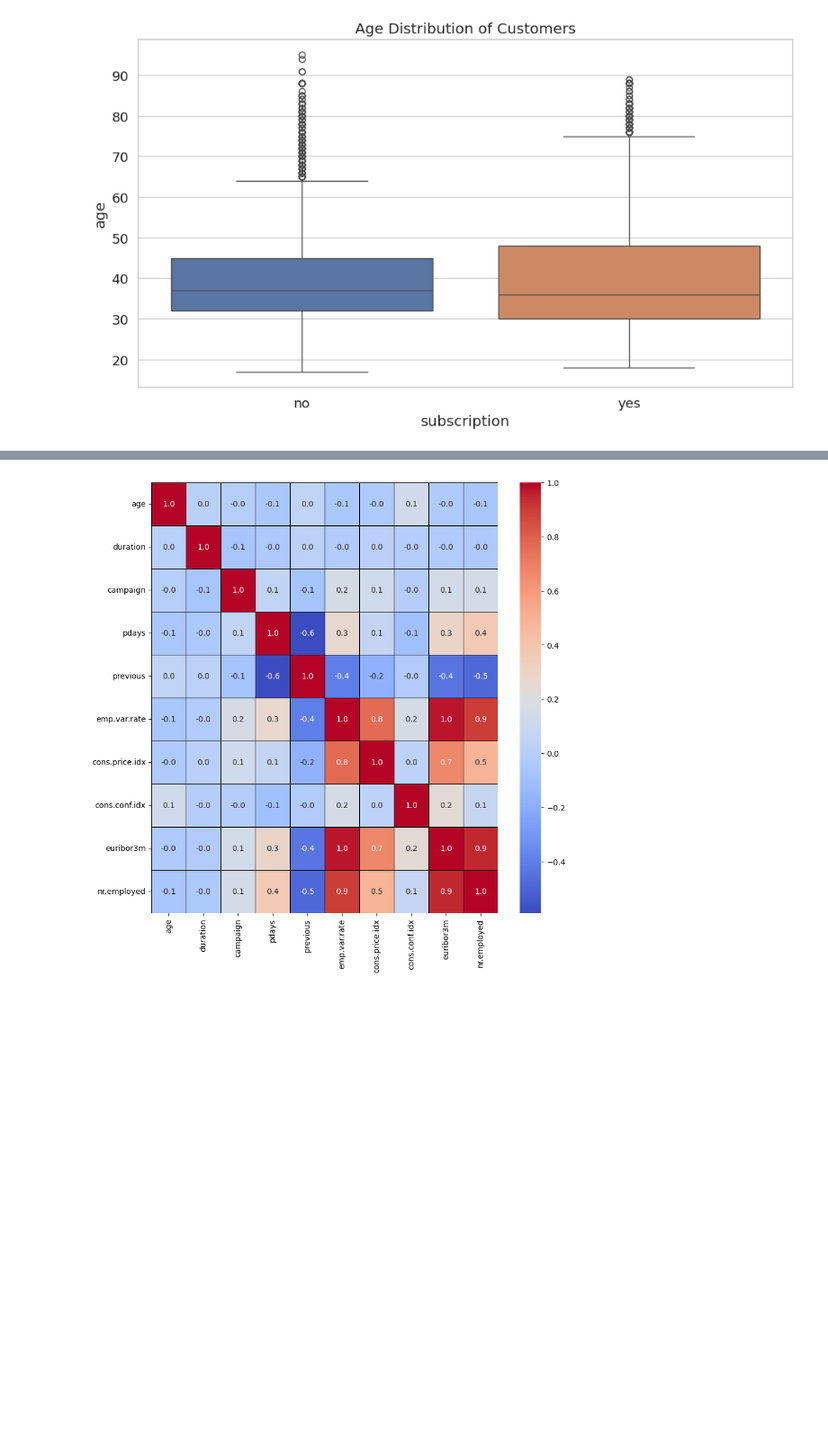
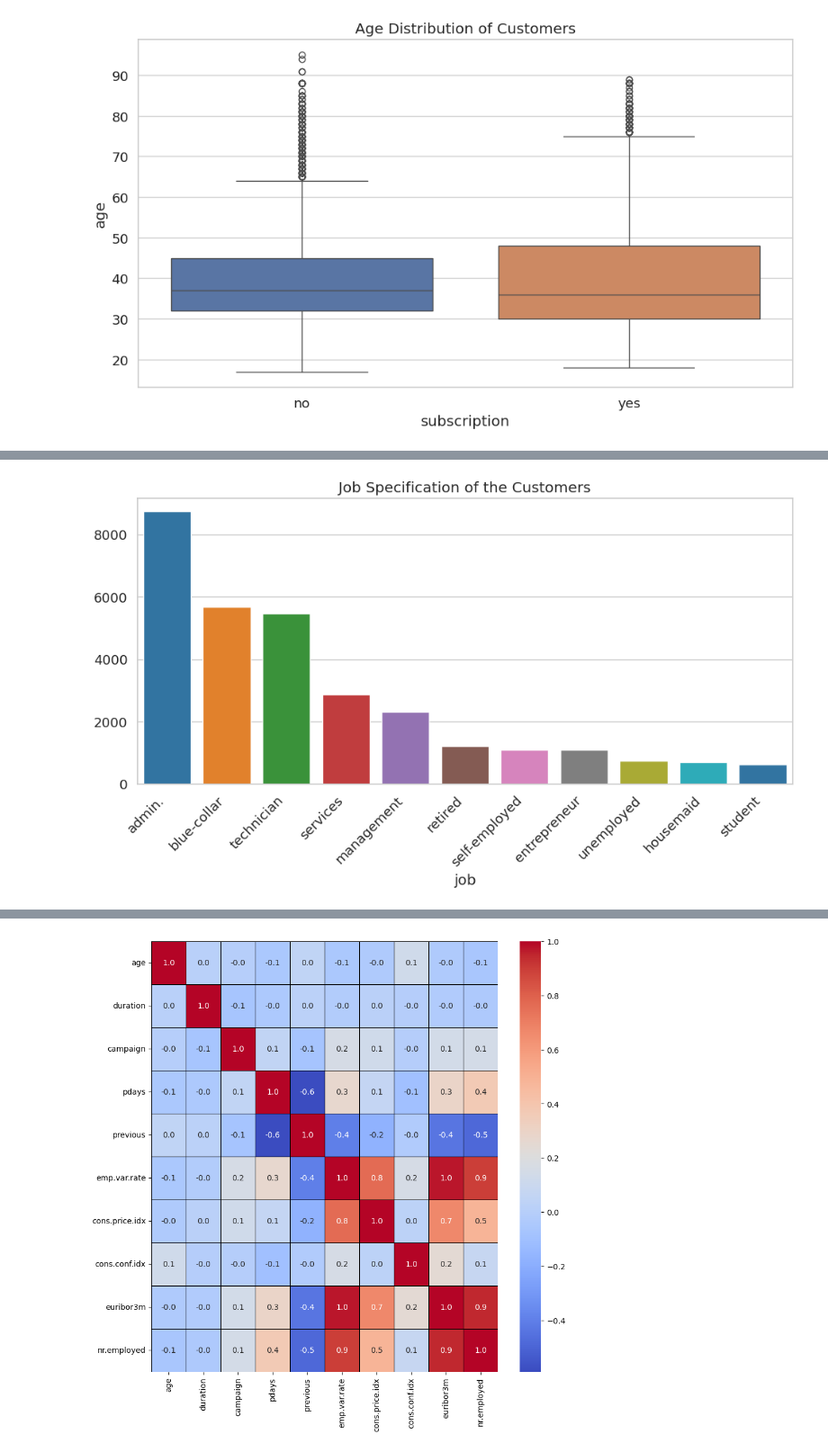
Before and after one commit to o-izima/bank-deposit-subscription-prediction, a Jupyter notebook: 01_EDA.ipynb, the cells around one changed output, grey strips where cells are left out. Shown at 90% size. Saved outputs shown, nothing was run; the diff lists cells and outputs as text; code cells hidden in the pictures; blank space fills up the shorter version.

```diff
--- a/01_EDA.ipynb
+++ b/01_EDA.ipynb
@@ -365,29 +282,13 @@ fig.show()
 # %%
-# Group customers by job roles
-job_counts = df.groupby('job').size().reset_index(name='Count')
-
-# Create the bar chart
-fig = px.bar(
-    job_counts,
-    x='job',
-    y='Count',
-    color='job',
-    text='Count',
-    template='simple_white'
-)
-
-# Update bar appearance
-fig.update_traces(marker=dict(line=dict(color='white', width=1.2)))
-
-# Update layout with title and axis labels
-fig.update_layout(
-    title='<b>Job Specification of the Customers</b>',
-    title_x=0.5,
-    xaxis_title='Job Role',
-    font_family="Times New Roman",
-    title_font_family="Times New Roman"
-)
-
-# Show interactively in the notebook
-fig.show()
+# -----------------------------
+# 5. Bar plot: Job Specification of Customers
+# -----------------------------
+job_counts = df['job'].value_counts()
+plt.figure()
+sns.barplot(x=job_counts.index, y=job_counts.values, palette="tab10")
+plt.title("Job Specification of the Customers")
+plt.xticks(rotation=45, ha="right")
+plt.tight_layout()
+plt.savefig("figures/job_specification.png")
+plt.show()
 # %% [output]
@@ -395 +295,2 @@ fig.show()
+[figure, added]
 # %%
```
Also changed, not shown: parts of 7 cells of this notebook, 10 other files.
